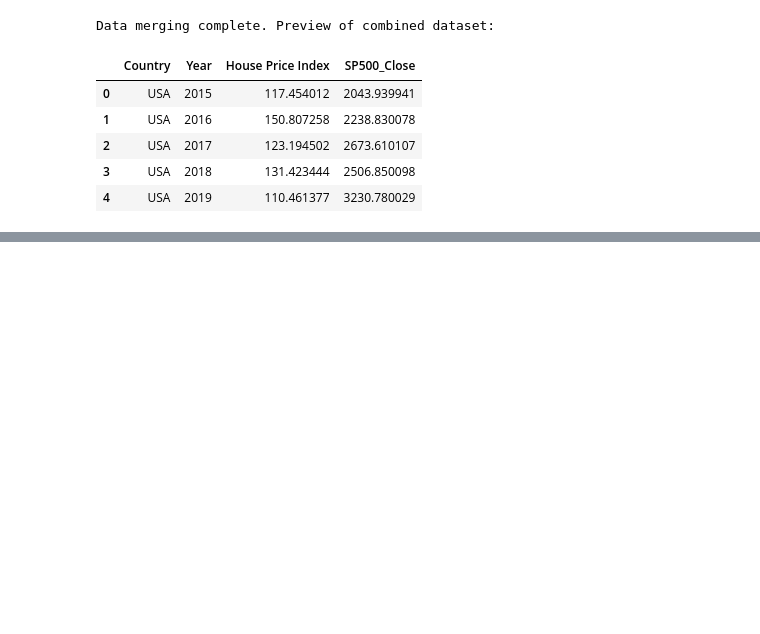
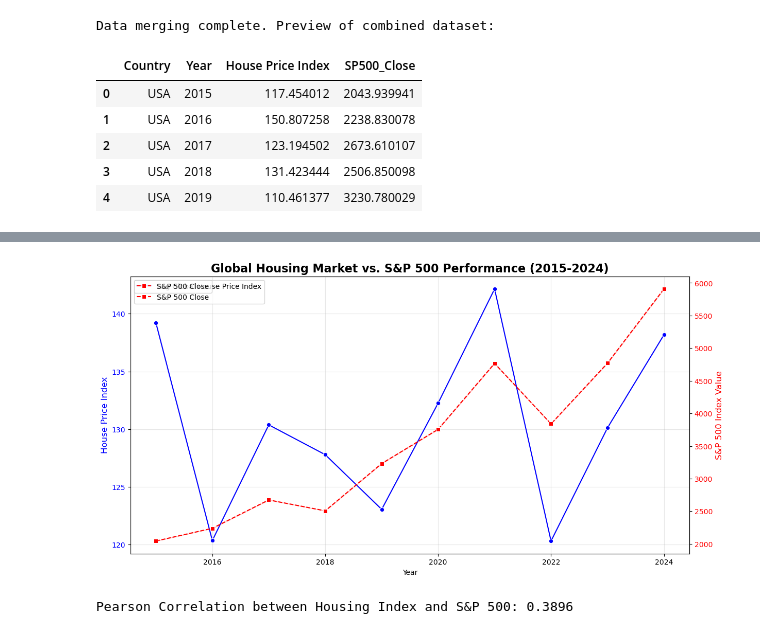
Before and after one commit to DimovDimo/impact-of-economic-indicators-on-properties, a Jupyter notebook: Impact of economic indicators on properties.ipynb, the cells around one changed output, grey strips where cells are left out. Cells and saved outputs as stored; diff of their text form; code cells hidden in the pictures; blank space fills up the shorter version.

Commit message:
Visualization: Added dual-axis chart comparing House Price Index and S&P 500

```diff
--- a/Impact of economic indicators on properties.ipynb
+++ b/Impact of economic indicators on properties.ipynb
@@ -220,0 +229,39 @@ Data merging complete. Preview of combined dataset:
+# %%
+# --- Visualization: Housing Index vs. S&P 500 ---
+import matplotlib.pyplot as plt
+import seaborn as sns
+
+# 1. Prepare data: Calculate the mean global House Price Index per year
+annual_housing_mean = df_combined.groupby('Year')['House Price Index'].mean().reset_index()
+
+# 2. Create the plot with two y-axes
+fig, ax1 = plt.subplots(figsize=(14, 7))
+
+# Primary Axis: House Price Index
+sns.lineplot(data=annual_housing_mean, x='Year', y='House Price Index', ax=ax1,
+             color='blue', marker='o', label='Avg Global House Price Index')
+ax1.set_ylabel('House Price Index', color='blue', fontsize=12)
+ax1.tick_params(axis='y', labelcolor='blue')
+ax1.grid(True, alpha=0.3)
+
+# Secondary Axis: S&P 500
+ax2 = ax1.twinx()
+sns.lineplot(data=df_combined.sort_values('Year'), x='Year', y='SP500_Close', ax=ax2,
+             color='red', marker='s', linestyle='--', label='S&P 500 Close')
+ax2.set_ylabel('S&P 500 Index Value', color='red', fontsize=12)
+ax2.tick_params(axis='y', labelcolor='red')
+
+# Title and Legend
+plt.title('Global Housing Market vs. S&P 500 Performance (2015-2024)', fontsize=16, fontweight='bold')
+lines1, labels1 = ax1.get_legend_handles_labels()
+lines2, labels2 = ax2.get_legend_handles_labels()
+ax1.legend(lines1 + lines2, labels1 + labels2, loc='upper left')
+
+plt.show()
+
+# 3. Calculate Correlation between the two
+correlation = annual_housing_mean['House Price Index'].corr(sp500_annual['SP500_Close'])
+print(f"Pearson Correlation between Housing Index and S&P 500: {correlation:.4f}")
+# %% [output]
+[figure, added]
+Pearson Correlation between Housing Index and S&P 500: 0.3896
```
Also changed, not shown: parts of 1 cell of this notebook.
